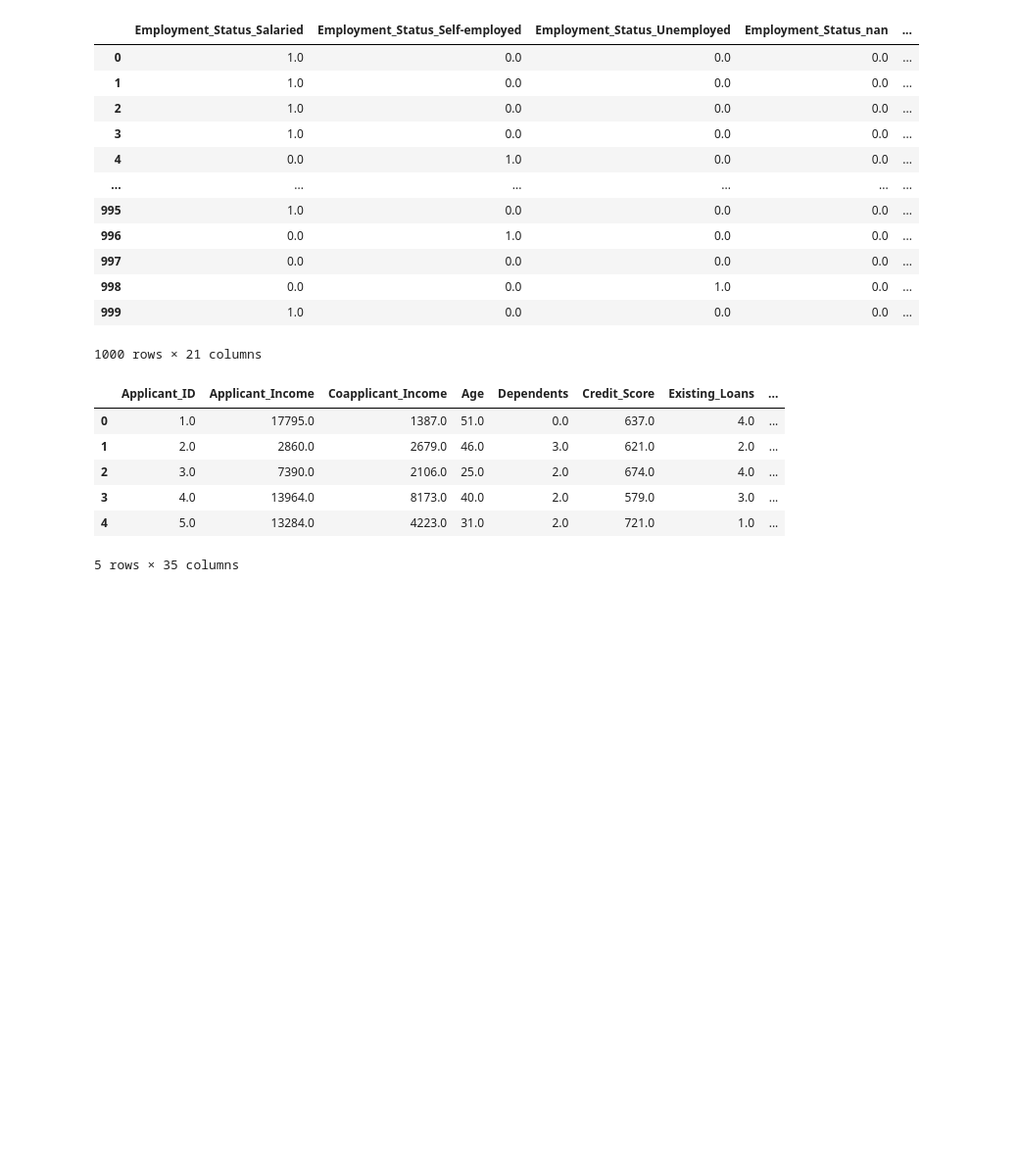
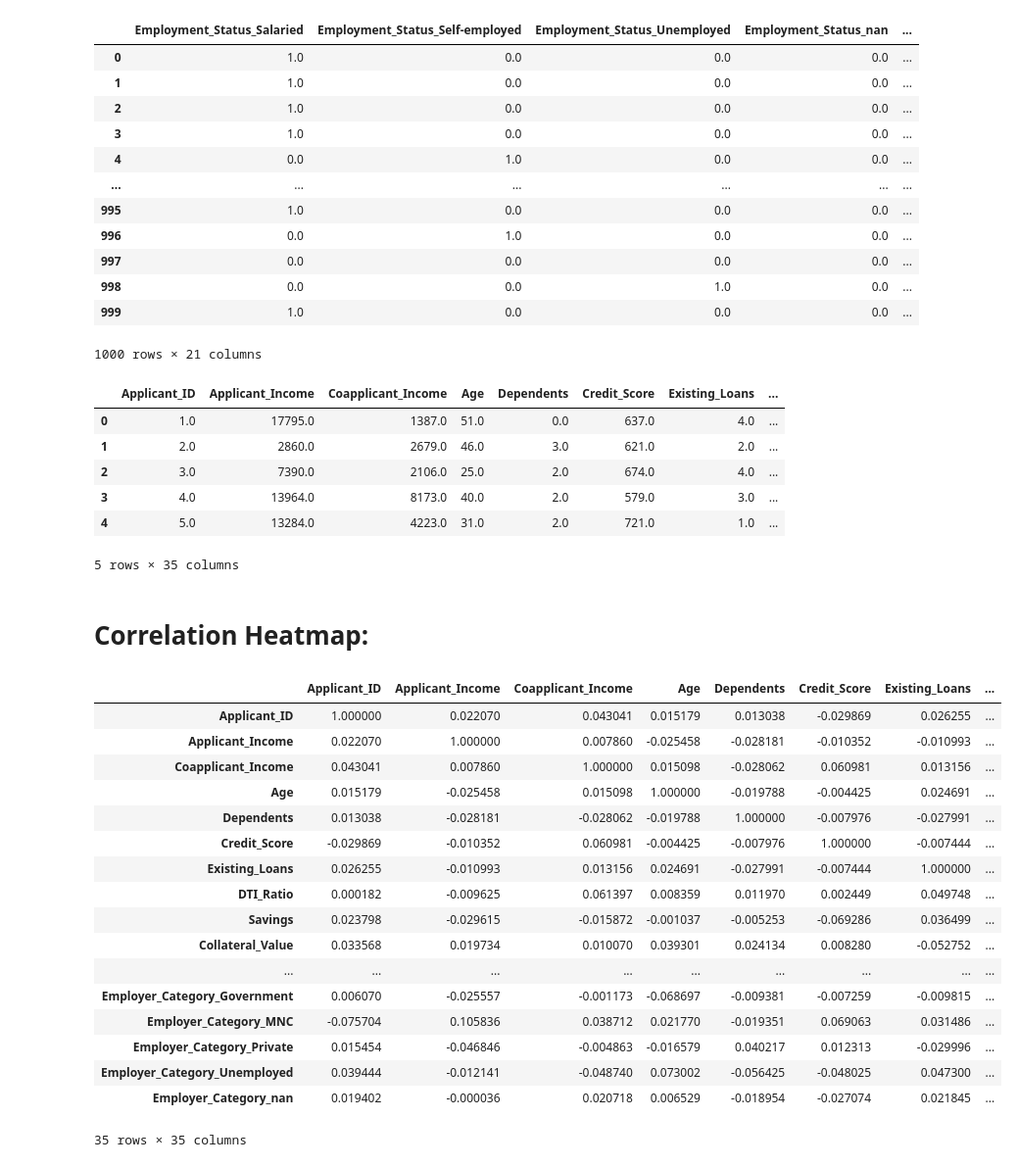
Before and after one commit to CodeByMehra/AiMl, a Jupyter notebook: 04_Supervised Learning/00_Practice/01_model.ipynb, the cells around one changed output. Shown at 98% size. Saved outputs shown, nothing was run; the diff lists cells and outputs as text; code cells hidden in the pictures; blank space fills up the shorter version.

Commit message:
cheching correlation matrix

```diff
--- a/04_Supervised Learning/00_Practice/01_model.ipynb
+++ b/04_Supervised Learning/00_Practice/01_model.ipynb
@@ -209,3 +209,29 @@ df.head()
 | 3 | 4.0 | 13964.0 | 8173.0 | 40.0 | 2.0 | 579.0 | 3.0 | ... |
 | 4 | 5.0 | 13284.0 | 4223.0 | 31.0 | 2.0 | 721.0 | 1.0 | ... |
 5 rows × 35 columns
+# %% [markdown]
+# Correlation Heatmap:
+# %%
+numerical_cols=df.select_dtypes(include="number")
+corr_matrix = numerical_cols.corr()
+# %%
+corr_matrix
+# %% [output]
+|  | Applicant_ID | Applicant_Income | Coapplicant_Income | Age | Dependents | Credit_Score | Existing_Loans | ... |
+| Applicant_ID | 1.000000 | 0.022070 | 0.043041 | 0.015179 | 0.013038 | -0.029869 | 0.026255 | ... |
+| Applicant_Income | 0.022070 | 1.000000 | 0.007860 | -0.025458 | -0.028181 | -0.010352 | -0.010993 | ... |
+| Coapplicant_Income | 0.043041 | 0.007860 | 1.000000 | 0.015098 | -0.028062 | 0.060981 | 0.013156 | ... |
+| Age | 0.015179 | -0.025458 | 0.015098 | 1.000000 | -0.019788 | -0.004425 | 0.024691 | ... |
+| Dependents | 0.013038 | -0.028181 | -0.028062 | -0.019788 | 1.000000 | -0.007976 | -0.027991 | ... |
+| Credit_Score | -0.029869 | -0.010352 | 0.060981 | -0.004425 | -0.007976 | 1.000000 | -0.007444 | ... |
+| Existing_Loans | 0.026255 | -0.010993 | 0.013156 | 0.024691 | -0.027991 | -0.007444 | 1.000000 | ... |
+| DTI_Ratio | 0.000182 | -0.009625 | 0.061397 | 0.008359 | 0.011970 | 0.002449 | 0.049748 | ... |
+| Savings | 0.023798 | -0.029615 | -0.015872 | -0.001037 | -0.005253 | -0.069286 | 0.036499 | ... |
+| Collateral_Value | 0.033568 | 0.019734 | 0.010070 | 0.039301 | 0.024134 | 0.008280 | -0.052752 | ... |
+| ... | ... | ... | ... | ... | ... | ... | ... | ... |
+| Employer_Category_Government | 0.006070 | -0.025557 | -0.001173 | -0.068697 | -0.009381 | -0.007259 | -0.009815 | ... |
+| Employer_Category_MNC | -0.075704 | 0.105836 | 0.038712 | 0.021770 | -0.019351 | 0.069063 | 0.031486 | ... |
+| Employer_Category_Private | 0.015454 | -0.046846 | -0.004863 | -0.016579 | 0.040217 | 0.012313 | -0.029996 | ... |
+| Employer_Category_Unemployed | 0.039444 | -0.012141 | -0.048740 | 0.073002 | -0.056425 | -0.048025 | 0.047300 | ... |
+| Employer_Category_nan | 0.019402 | -0.000036 | 0.020718 | 0.006529 | -0.018954 | -0.027074 | 0.021845 | ... |
+35 rows × 35 columns
```
Also changed, not shown: parts of 1 cell of this notebook, 1 other file.
